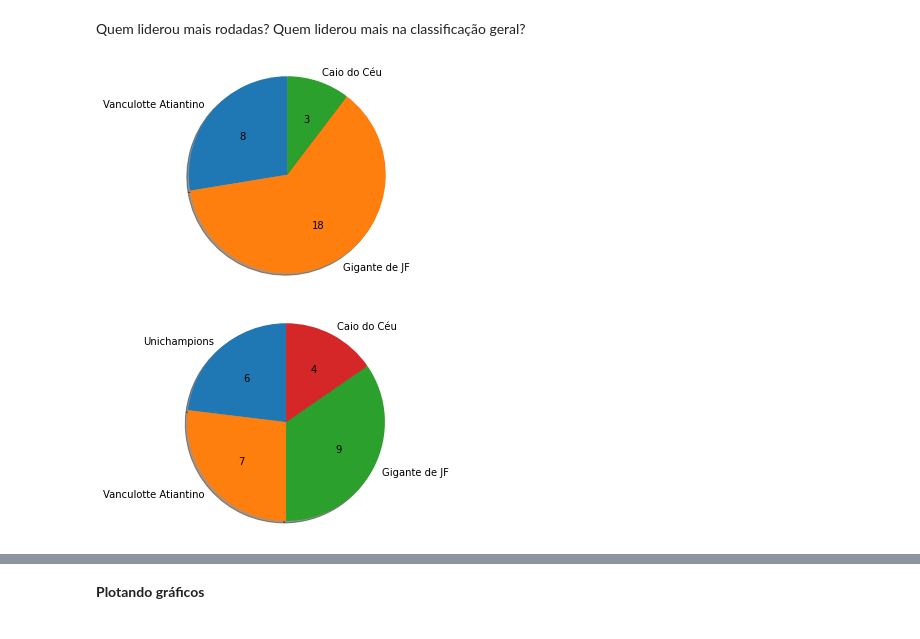
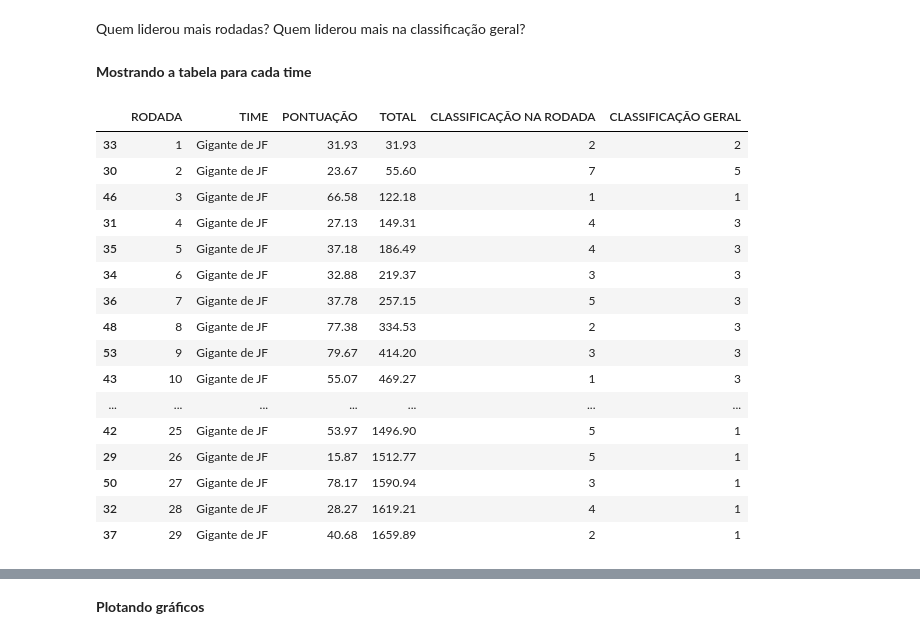
Before and after one commit to Eric-Mendes/estatisticas-quem-cair-calil, a Jupyter notebook: dados_quem_cair_calil_20_21.ipynb, the cells around one changed output, grey strips where cells are left out. Drawn from its saved outputs; the diff is of its cells as text; code cells hidden in the pictures.

```diff
--- a/dados_quem_cair_calil_20_21.ipynb
+++ b/dados_quem_cair_calil_20_21.ipynb
@@ -177,45 +181,25 @@ gcontagem_canela = df['RODADA'].loc[(df['CLASSIFICAÇÃO GERAL'] == 1) & \
                                  é Canela EC')].count()
 gcontagem_ibobesta = df['RODADA'].loc[(df['CLASSIFICAÇÃO GERAL'] == 1) & \
                                 (df['TIME'] == 'Ibobesta Líbero')].count()
-# %%
-# Pie chart, where the slices will be ordered and plotted counter-clockwise:
-labels = 'Vanculotte Atiantino', 'Gigante de JF', 'Caio do Céu'
-sizes = [gcontagem_vanculotte, gcontagem_gigante, \
-         gcontagem_caio]
-
-def make_autopct(values):
-    def my_autopct(pct):
-        total = sum(values)
-        val = int(round(pct*total/100.0))
-        return '{v:d}'.format(v=val)
-    return my_autopct
-
-fig1, ax1 = plt.subplots()
-ax1.pie(sizes, labels=labels, autopct=make_autopct(sizes),
-        shadow=True, startangle=90)
-ax1.axis('equal')  # Equal aspect ratio ensures that pie is drawn as a circle.
-
-plt.show()
-# %% [output]
-[figure, removed]
-# %%
-# Pie chart, where the slices will be ordered and plotted counter-clockwise:
-labels = 'Unichampions', 'Vanculotte Atiantino', 'Gigante de JF', 'Caio do Céu'
-sizes = [rcontagem_unichampions, rcontagem_vanculotte, rcontagem_gigante, \
-         rcontagem_caio]
-
-def make_autopct(values):
-    def my_autopct(pct):
-        total = sum(values)
-        val = int(round(pct*total/100.0))
-        return '{v:d}'.format(v=val)
-    return my_autopct
-
-fig1, ax1 = plt.subplots()
-ax1.pie(sizes, labels=labels, autopct=make_autopct(sizes),
-        shadow=True, startangle=90)
-ax1.axis('equal')  # Equal aspect ratio ensures that pie is drawn as a circle.
-
-plt.show()
-# %% [output]
-[figure, removed]
+# %% [markdown]
+**Mostrando a tabela para cada time**
+# %%
+df.loc[df.TIME == 'Gigante de JF'].sort_values(by='RODADA')
+# %% [output]
+|  | RODADA | TIME | PONTUAÇÃO | TOTAL | CLASSIFICAÇÃO NA RODADA | CLASSIFICAÇÃO GERAL |
+| 33 | 1 | Gigante de JF | 31.93 | 31.93 | 2 | 2 |
+| 30 | 2 | Gigante de JF | 23.67 | 55.60 | 7 | 5 |
+| 46 | 3 | Gigante de JF | 66.58 | 122.18 | 1 | 1 |
+| 31 | 4 | Gigante de JF | 27.13 | 149.31 | 4 | 3 |
+| 35 | 5 | Gigante de JF | 37.18 | 186.49 | 4 | 3 |
+| 34 | 6 | Gigante de JF | 32.88 | 219.37 | 3 | 3 |
+| 36 | 7 | Gigante de JF | 37.78 | 257.15 | 5 | 3 |
+| 48 | 8 | Gigante de JF | 77.38 | 334.53 | 2 | 3 |
+| 53 | 9 | Gigante de JF | 79.67 | 414.20 | 3 | 3 |
+| 43 | 10 | Gigante de JF | 55.07 | 469.27 | 1 | 3 |
+| ... | ... | ... | ... | ... | ... | ... |
+| 42 | 25 | Gigante de JF | 53.97 | 1496.90 | 5 | 1 |
+| 29 | 26 | Gigante de JF | 15.87 | 1512.77 | 5 | 1 |
+| 50 | 27 | Gigante de JF | 78.17 | 1590.94 | 3 | 1 |
+| 32 | 28 | Gigante de JF | 28.27 | 1619.21 | 4 | 1 |
+| 37 | 29 | Gigante de JF | 40.68 | 1659.89 | 2 | 1 |
```
Also changed, not shown: parts of 11 cells of this notebook.
